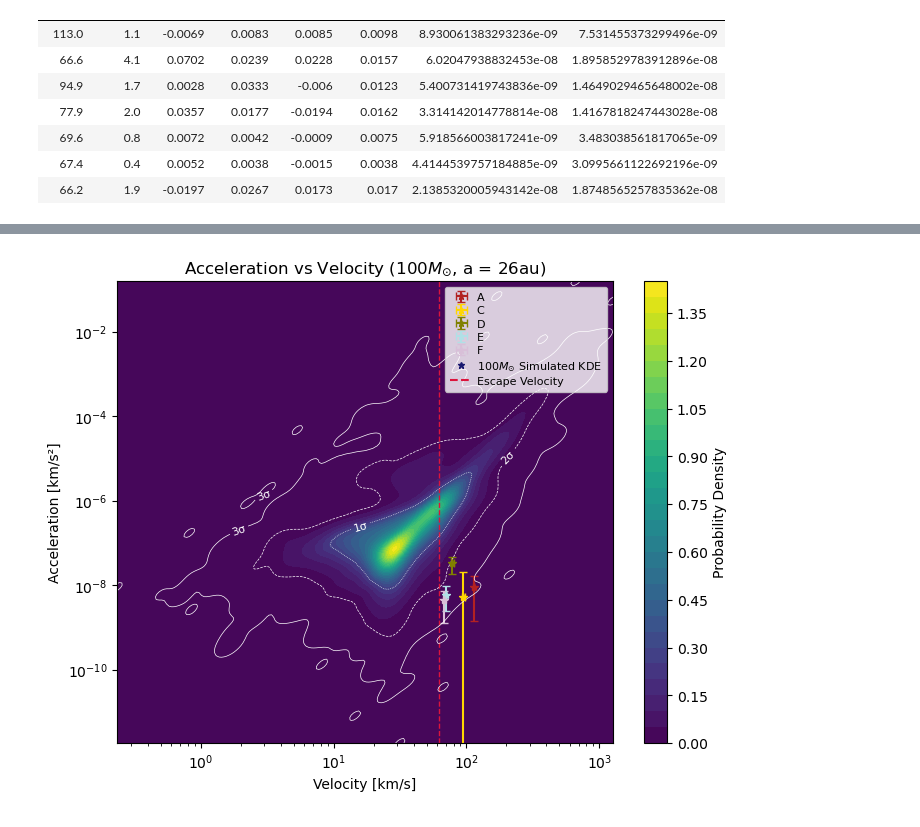
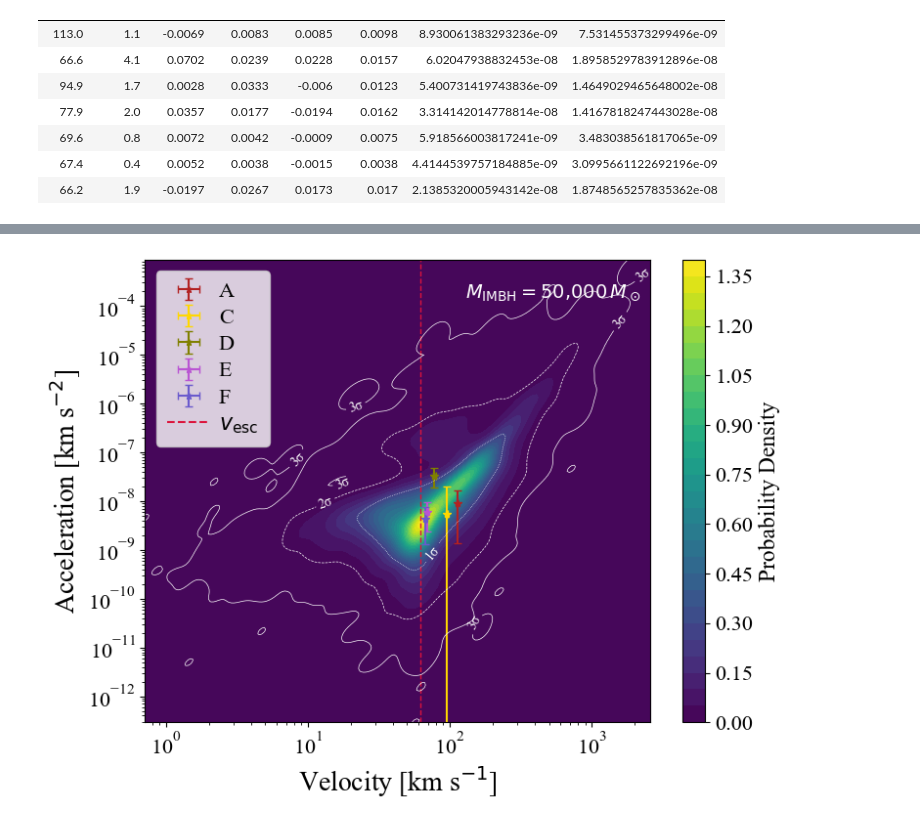
Before and after one commit to kenzhayd/orbits, a Jupyter notebook: python_collection/two_body_2.ipynb, the cells around one changed output, grey strips where cells are left out. Drawn from its saved outputs; the diff is of its cells as text; code cells hidden in the pictures.

```diff
--- a/python_collection/two_body_2.ipynb
+++ b/python_collection/two_body_2.ipynb
@@ -275,22 +275,48 @@ plt.show()
 # %%
 """
 Kernel Density Estimate of Calculated Stars
-(m_primary; f(e) = 2e; nu: i = arccos(u))
 """
+
+# ========== Style Settings ==========
+plt.rcParams.update({ # Setting font sizes for plot elements
+    "font.size": 16,
+    "font.family": "Times New Roman",
+    "axes.titlesize": 20,
+    "axes.labelsize": 17,
+    "legend.fontsize": 17,
+    "xtick.labelsize": 16,
+    "ytick.labelsize": 16,
+    "figure.titlesize": 16
+})
+
 # ========== Set Up Plot ==========
-plt.figure(figsize=(8, 6))
-plt.xlabel("Velocity [km/s]")
-plt.ylabel("Acceleration [km/s²]")
-plt.title(fr"Acceleration vs Velocity ({utils.m_primary}$M_{{\odot}}$, a = 26au)")
+fig, ax = plt.subplots(figsize=(8, 6))
+ax.set_xlabel(r"Velocity [km s$^{-1}$]", fontsize=20)
+ax.set_ylabel(r"Acceleration [km s$^{-2}$]", fontsize=20)
+# plt.title(fr"Acceleration vs Velocity ({utils.m_primary:,} $M_{{\odot}}$)")
 
-# Alternte Title: ({utils.m_primary}$M_{{\odot}}$; f(e) = 2e; nu; i = arccos(u))
+# Alternte Title: ({utils.m_primary:,}$M_{{\odot}}$; f(e) = 2e; nu; i = arccos(u))
 
-plt.xscale("log")
-plt.yscale("log")
+ax.set_xscale("log")
+ax.set_yscale("log")
+
+# ========== Add IMBH Mass Annotation ==========
+mass_label = f"{utils.m_primary:,}"  # "50,000"
+
+ax.text(
+    0.98, 0.95,
+    fr"$M_{{\mathrm{{IMBH}}}} = \text{{{mass_label}}}\,M_\odot$",
+    transform=ax.transAxes,
+    fontsize=14,
+    fontfamily="Times New Roman",
+    ha="right", va="top",
+    color="white",
+)
 
 # ========== Plot Observed Stars with Error Bars ==========
 
-colours = ["firebrick", "darkorange", "gold", "olive", "powderblue", "thistle", "lightpink"]
+colours = ["firebrick", "darkorange", "gold", "olive", "mediumorchid", "slateblue", "powderblue", "thistle"]
+
 labels = ["A", "B", "C", "D", "E", "F", "G"]
 
 skip = {"B", "G"}   # stars you don’t want
@@ -309,12 +335,7 @@ for i, label in enumerate(labels):
     )
 
 # ========== Plot Escape Velocity Threshold ==========
-plt.axvline(
-    x=62,  # km/s average escape velocity
-    color='crimson',
-    linestyle='--',
-    linewidth=1
-)
+ax.axvline(x=62, color='crimson', linestyle='--', linewidth=1)
 
 # ========== KDE for Simulated Stars ==========
 velocities = v2_xy_i.flatten() / 1e3        # velocities in km/s
@@ -376,46 +397,47 @@ fmt = {
     contour_values[1]: '2σ',
     contour_values[2]: '1σ',  # innermost, highest density
 }
-plt.clabel(sigma_contours, fmt=fmt, fontsize=8)
+plt.clabel(sigma_contours, fmt=fmt, fontsize=10)
 
 # Add colorbar to explain shading
 cbar = plt.colorbar(contour)
 cbar.set_label("Probability Density")
 
 # ========== Legend Handling ==========
 sample_star = mlines.Line2D([], [], color='midnightblue', marker='*', linestyle='None',
-                            label=fr"{utils.m_primary}$M_{{\odot}}$ Simulated KDE")
-escape_vel_line = mlines.Line2D([], [], color='crimson', linestyle='--', label='Escape Velocity')
+                            label=fr"{utils.m_primary:,}$M_{{\odot}}$")
+escape_vel_line = mlines.Line2D([], [], color='crimson', linestyle='--', label=r"$v_{\mathrm{esc}}$")
 
 handles, legend_labels = plt.gca().get_legend_handles_labels()
-handles.extend([sample_star, escape_vel_line])
-legend_labels.extend([fr"{utils.m_primary}$M_{{\odot}}$ Simulated KDE", 'Escape Velocity'])
+handles.extend([escape_vel_line])
+legend_labels.extend([r"$v_{\mathrm{esc}}$"])
 
-plt.legend(
+ax.legend(
     handles=handles,
     labels=legend_labels,
-    fontsize=8,
+    fontsize=16,
     loc='best',
     markerscale=0.8,
     handletextpad=0.4,
     borderpad=0.5,
     labelspacing=0.3
 )
 
 # ========== Plot Limits ==========
 
 # plt.xlim(10, 250)    # Limits for velocity (km/s)
 # plt.ylim(1e-11, 1e-5)   # Limits for acceleration (km/s²)
 
 # ========== Save and Show ==========
 i_plot_name = f"Acceleration_vs_Velocity_{utils.m_primary}_KDE"
 i_timestamp = datetime.now().strftime("%Y-%m-%d_%H-%M-%S")
 i_filename = rf"C:\Users\macke\OneDrive - Saint Marys University\Summer Research 2025\octo_orbit\two_body_plots\{i_plot_name}_{i_timestamp}.png"
 
-plt.savefig(i_filename)
-plt.show()
+fig.tight_layout()
+fig.savefig(i_filename, bbox_inches="tight", pad_inches=0.1)
+fig.show()
 # %% [output]
-[figure, old version]
+[figure, new version]
 # %%
 """
 End Timer
```
Also changed, not shown: parts of 3 cells of this notebook, 10 other files.
